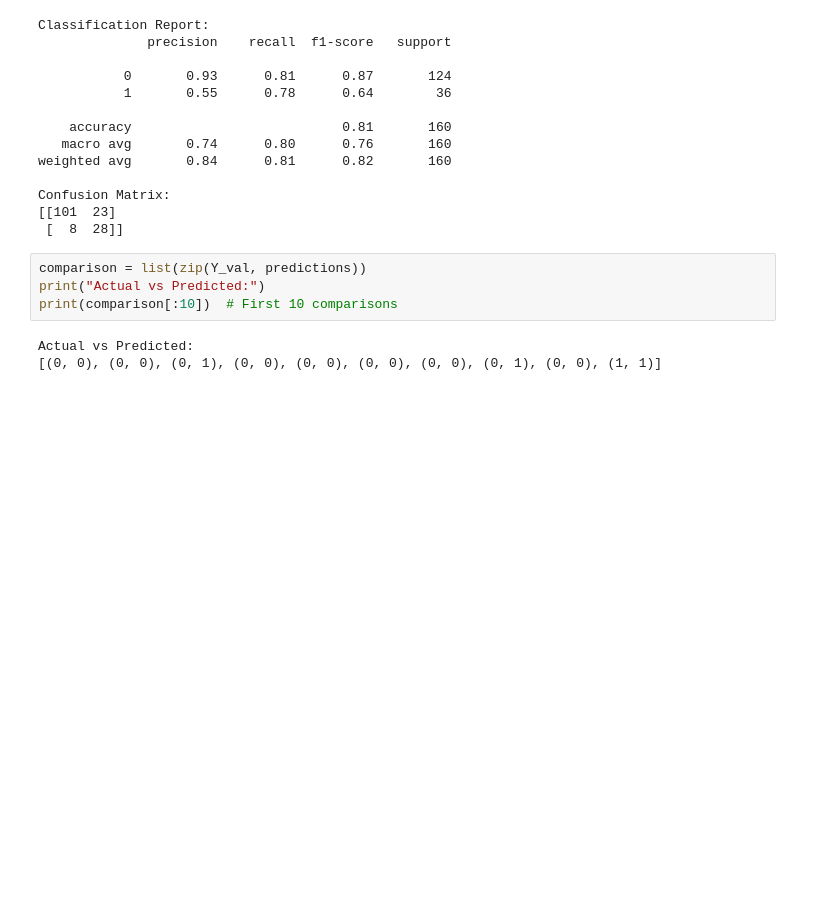
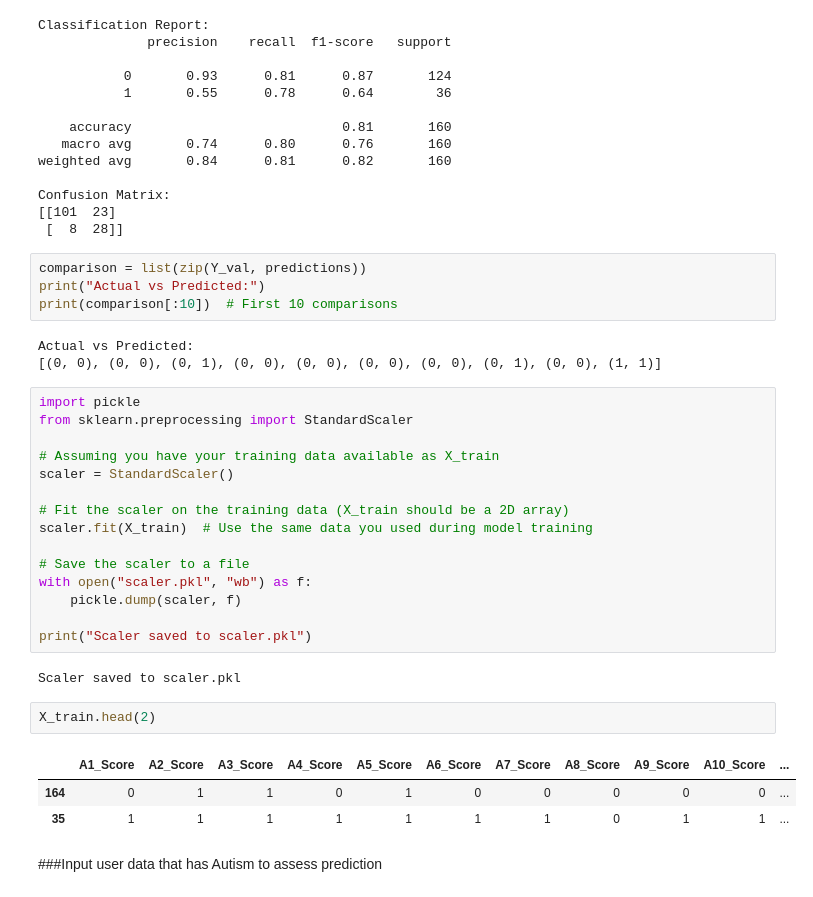
Before and after one commit to Ziyad007/Autism-Spectrum-Disorder-Prediction, a Jupyter notebook: Autism_Prediction.ipynb, the cells around one changed output. Cells and saved outputs as stored; diff of their text form; blank space fills up the shorter version.

```diff
--- a/Autism_Prediction.ipynb
+++ b/Autism_Prediction.ipynb
@@ -712,3 +713,28 @@ print(comparison[:10])  # First 10 comparisons
 # %% [output]
 Actual vs Predicted:
 [(0, 0), (0, 0), (0, 1), (0, 0), (0, 0), (0, 0), (0, 0), (0, 1), (0, 0), (1, 1)]
+# %%
+import pickle
+from sklearn.preprocessing import StandardScaler
+
+# Assuming you have your training data available as X_train
+scaler = StandardScaler()
+
+# Fit the scaler on the training data (X_train should be a 2D array)
+scaler.fit(X_train)  # Use the same data you used during model training
+
+# Save the scaler to a file
+with open("scaler.pkl", "wb") as f:
+    pickle.dump(scaler, f)
+
+print("Scaler saved to scaler.pkl")
+# %% [output]
+Scaler saved to scaler.pkl
+# %%
+X_train.head(2)
+# %% [output]
+|  | A1_Score | A2_Score | A3_Score | A4_Score | A5_Score | A6_Score | A7_Score | A8_Score | A9_Score | A10_Score | ... |
+| 164 | 0 | 1 | 1 | 0 | 1 | 0 | 0 | 0 | 0 | 0 | ... |
+| 35 | 1 | 1 | 1 | 1 | 1 | 1 | 1 | 0 | 1 | 1 | ... |
+# %% [markdown]
+###Input user data that has Autism to assess prediction
```
Also changed, not shown: parts of 16 cells of this notebook.
